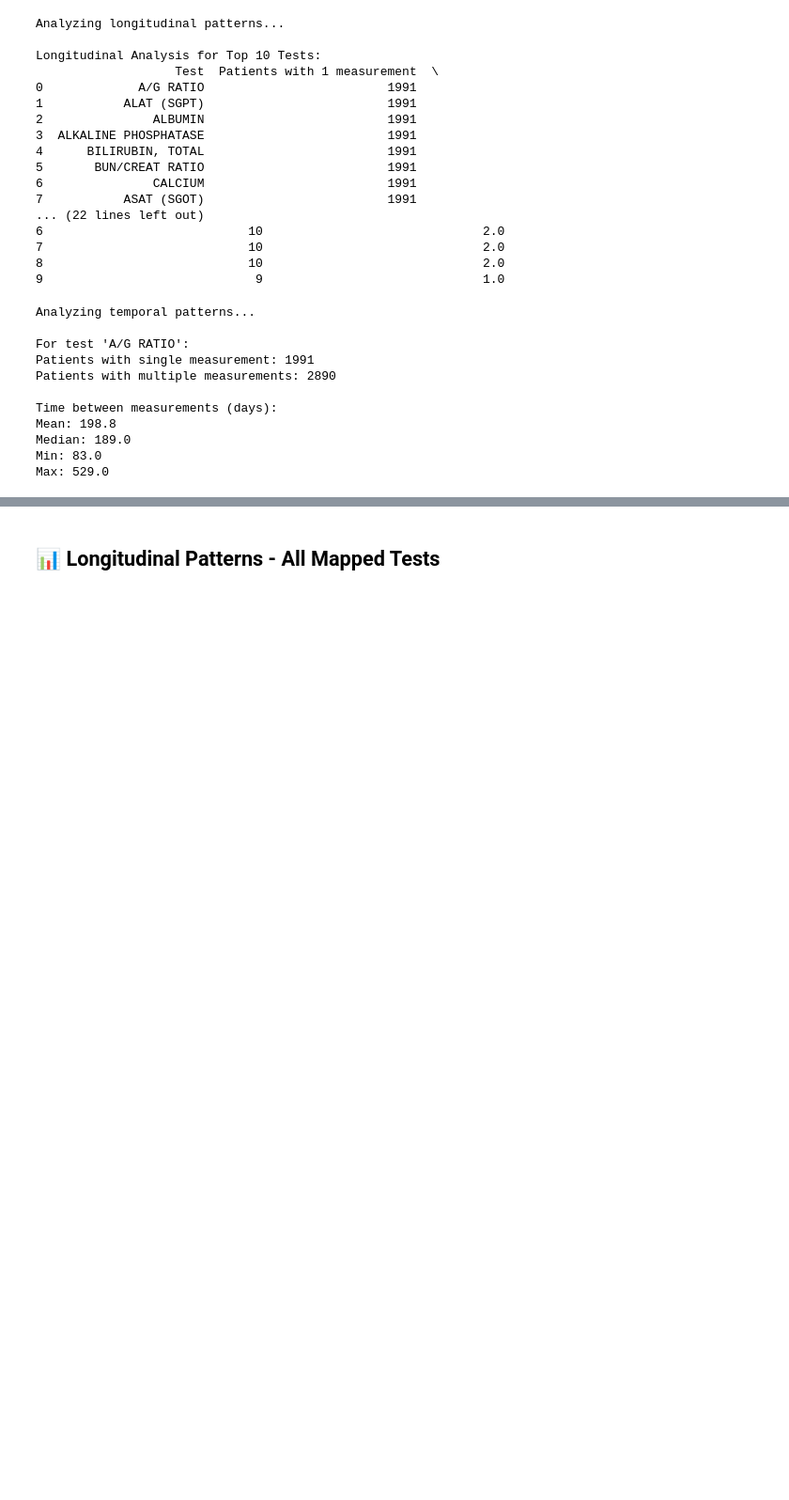
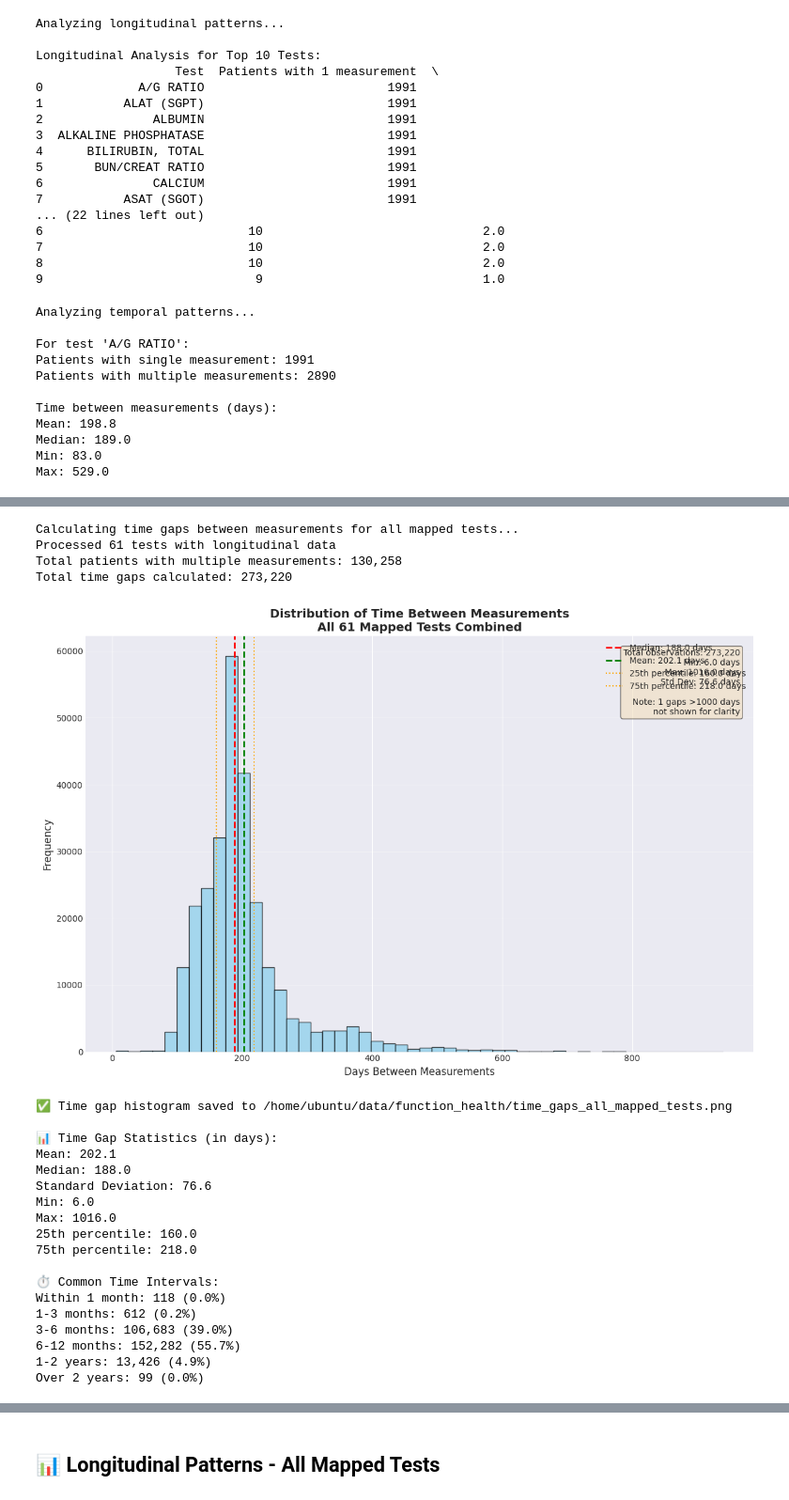
Before and after one commit to arpanauts/biomapper, a Jupyter notebook: data/function_health/function_health_arivale_patients.ipynb, the cells around one changed output, grey strips where cells are left out. Shown at 94% size. Cells and saved outputs as stored; diff of their text form; code cells hidden in the pictures; blank space fills up the shorter version.

```diff
--- a/data/function_health/function_health_arivale_patients.ipynb
+++ b/data/function_health/function_health_arivale_patients.ipynb
@@ -409,0 +351,74 @@ Longitudinal pattern visualization saved to /home/ubuntu/data/function_health/lo
+# %%
+# Create a histogram of time gaps between measurements for ALL mapped tests
+import matplotlib.pyplot as plt
+import seaborn as sns
+
+print("Calculating time gaps between measurements for all mapped tests...")
+
+# Load the patient counts mapping file if not already loaded
+if 'mapping_info_df' not in locals():
+    patient_counts_mapping_file = '/home/ubuntu/data/function_health/patient_counts_by_test.csv'
+    if os.path.exists(patient_counts_mapping_file):
+        mapping_info_df = pd.read_csv(patient_counts_mapping_file)
+
+# Collect all time gaps across all mapped tests
+all_time_gaps = []
+tests_processed = 0
+patients_with_multiple_measurements = 0
+
+for idx, row in mapping_info_df.iterrows():
+    chem_col = row['Chemistry Column']
+
+    # Check if this column exists in chemistry data
+    if chem_col in chemistry_df.columns:
+        # Get data for this test
+        test_data = chemistry_df[chemistry_df[chem_col].notna()].copy()
+
+        if len(test_data) > 0:
+            # Convert days_since_first_draw to numeric
+            test_data['days_since_first_draw'] = pd.to_numeric(test_data['days_since_first_draw'], errors='coerce')
+
+            # Group patients by number of measurements
+            patient_counts = test_data.groupby('public_client_id').size()
+            multiple_measurement_patients = patient_counts[patient_counts > 1].index
+
+            if len(multiple_measurement_patients) > 0:
+                multi_test_data = test_data[test_data['public_client_id'].isin(multiple_measurement_patients)]
+
+                # Calculate time gaps between measurements for each patient
+                for patient_id in multiple_measurement_patients:
+                    patient_data = multi_test_data[multi_test_data['public_client_id'] == patient_id].sort_values('days_since_first_draw')
+                    if len(patient_data) > 1:
+                        gaps = patient_data['days_since_first_draw'].diff().dropna()
+                        all_time_gaps.extend(gaps.tolist())
+
+                tests_processed += 1
+                patients_with_multiple_measurements += len(multiple_measurement_patients)
+
+print(f"Processed {tests_processed} tests with longitudinal data")
+print(f"Total patients with multiple measurements: {patients_with_multiple_measurements:,}")
+print(f"Total time gaps calculated: {len(all_time_gaps):,}")
+# %% [output]
+Calculating time gaps between measurements for all mapped tests...
+Processed 61 tests with longitudinal data
+Total patients with multiple measurements: 130,258
+Total time gaps calculated: 273,220
+[figure, added]
+✅ Time gap histogram saved to /home/ubuntu/data/function_health/time_gaps_all_mapped_tests.png
+
+📊 Time Gap Statistics (in days):
+Mean: 202.1
+Median: 188.0
+Standard Deviation: 76.6
+Min: 6.0
+Max: 1016.0
+25th percentile: 160.0
+75th percentile: 218.0
+
+⏱️ Common Time Intervals:
+Within 1 month: 118 (0.0%)
+1-3 months: 612 (0.2%)
+3-6 months: 106,683 (39.0%)
+6-12 months: 152,282 (55.7%)
+1-2 years: 13,426 (4.9%)
+Over 2 years: 99 (0.0%)
```
Also changed, not shown: parts of 4 cells of this notebook, 7 other files.
